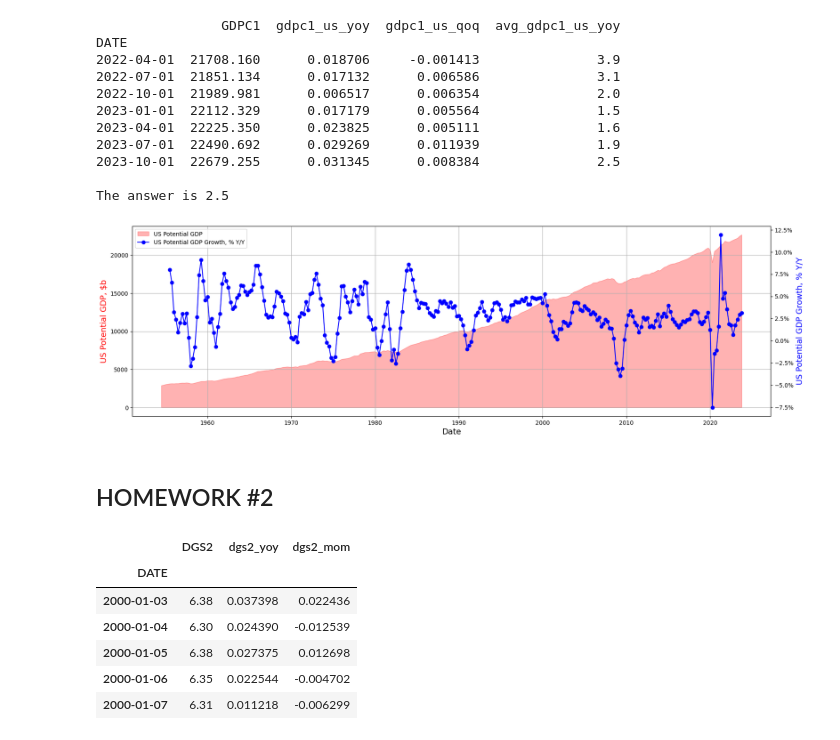
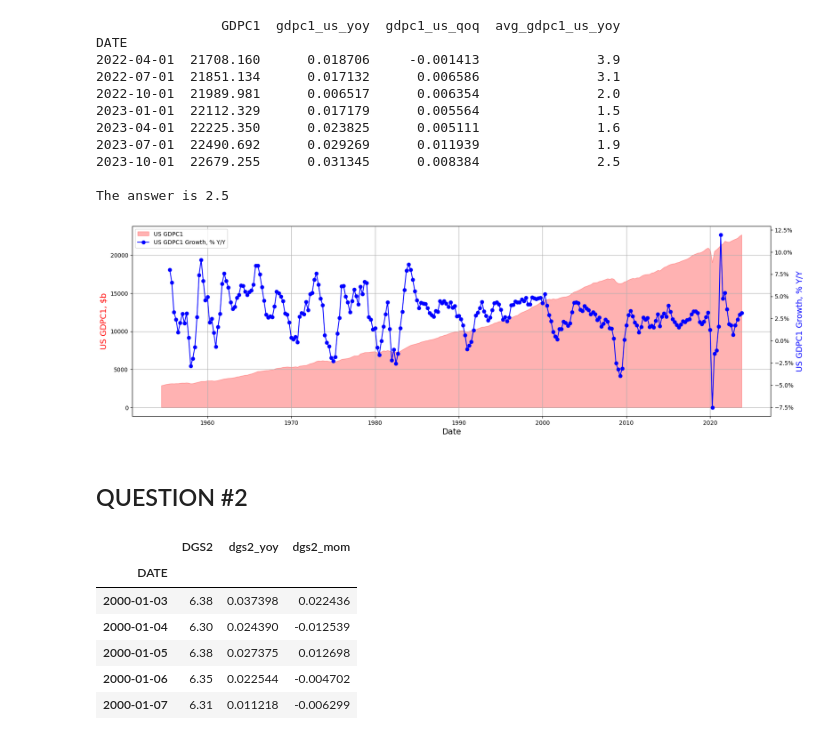
Before and after one commit to SciPy-data-scientist/DataTalks---Course-Materials-for-Analytics-in-Stock-Markets-Zoomcamp, a Jupyter notebook: homework_1.ipynb, the cells around one changed output. Cells and saved outputs as stored; diff of their text form; code cells hidden in the pictures.

```diff
--- a/homework_1.ipynb
+++ b/homework_1.ipynb
@@ -71,36 +71,36 @@ The answer is 2.5
 # %%
 # Visuals GDPC1
 # https://cmdlinetips.com/2019/10/how-to-make-a-plot-with-two-different-y-axis-in-python-with-matplotlib/
 
 import matplotlib.pyplot as plt
 import matplotlib.ticker as mtick
 
 fig, ax = plt.subplots(figsize=(20, 6))
 plt.grid(True)
 
 # Plotting area under US potential GDP curve
-ax.fill_between(gdpc1.index, gdpc1.GDPC1, color="red", alpha=0.3, label="US Potential GDP")
+ax.fill_between(gdpc1.index, gdpc1.GDPC1, color="red", alpha=0.3, label="US GDPC1")
 
 # Creating a secondary y-axis for GDP growth percentage
 ax2 = ax.twinx()
 ax2.yaxis.set_major_formatter(mtick.PercentFormatter(1.0))
-ax2.plot(gdpc1.gdpc1_us_yoy, color="blue", marker="o", label="US Potential GDP Growth, % Y/Y")
+ax2.plot(gdpc1.gdpc1_us_yoy, color="blue", marker="o", label="US GDPC1 Growth, % Y/Y")
 
 # Setting labels and title
 ax.set_xlabel("Date", fontsize=14)
-ax.set_ylabel("US Potential GDP, $b", color="red", fontsize=14)
-ax2.set_ylabel("US Potential GDP Growth, % Y/Y", color="blue", fontsize=14)
+ax.set_ylabel("US GDPC1, $b", color="red", fontsize=14)
+ax2.set_ylabel("US GDPC1 Growth, % Y/Y", color="blue", fontsize=14)
 
 # Adding legend
 lines, labels = ax.get_legend_handles_labels()
 lines2, labels2 = ax2.get_legend_handles_labels()
 ax2.legend(lines + lines2, labels + labels2, loc='upper left')
 
 plt.show()
 # %% [output]
-[figure, old version]
+[figure, new version]
 # %% [markdown]
-## HOMEWORK #2
+## QUESTION #2
 # %%
 # # "DGS2 and DGS10 interest rates series"
 # https://fred.stlouisfed.org/series/DGS2
```
Also changed, not shown: parts of 4 cells of this notebook.
